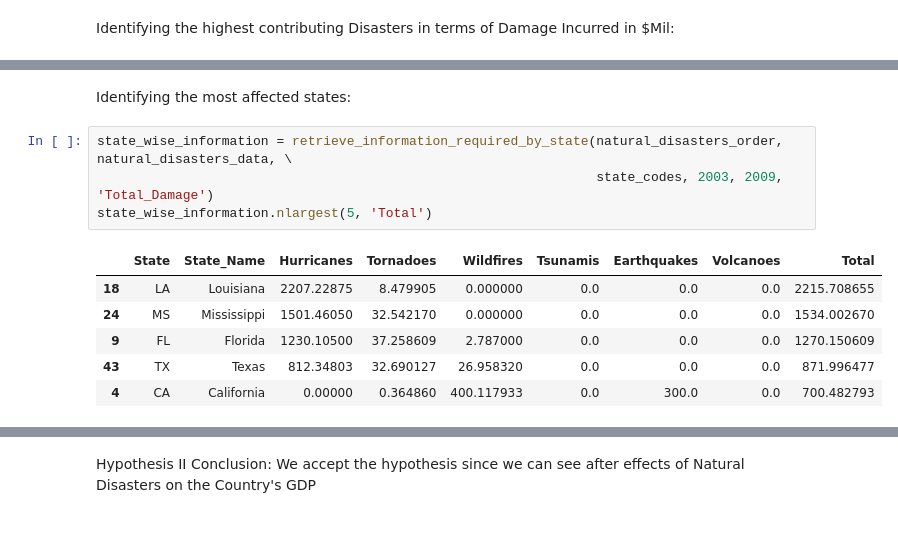
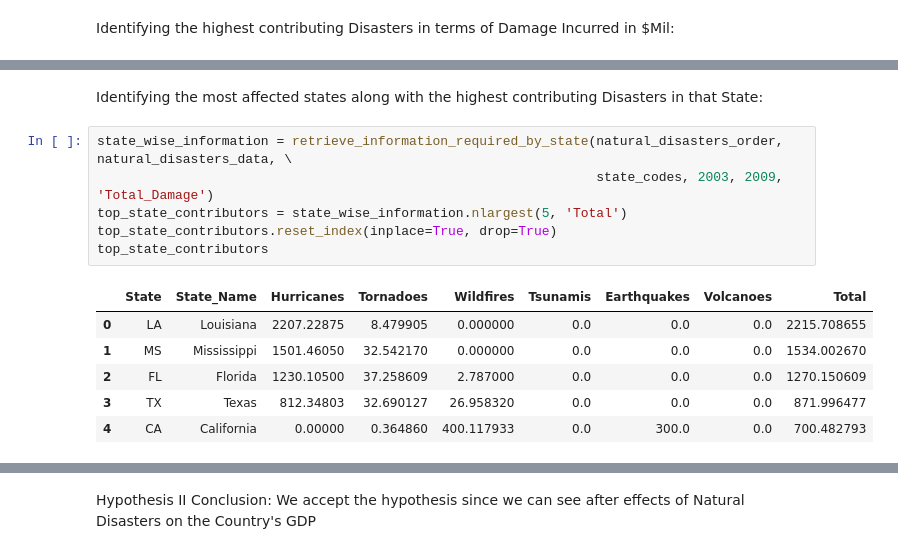
Before and after one commit to resh-chh/2021Fall_finals, a Jupyter notebook: Natural_Disasters_and_its_Economic_Impacts_in_the_US.ipynb, the cells around one changed output, grey strips where cells are left out. Drawn from its saved outputs; the diff is of its cells as text.

Commit message:
Completing the scope for hypothesis 2 by adding top contributing disasters for the most affected states

```diff
--- a/Natural_Disasters_and_its_Economic_Impacts_in_the_US.ipynb
+++ b/Natural_Disasters_and_its_Economic_Impacts_in_the_US.ipynb
@@ -340,13 +340,15 @@ plt.show()
 # %% [markdown]
-Identifying the most affected states:
+Identifying the most affected states along with the highest contributing Disasters in that State:
 # %%
 state_wise_information = retrieve_information_required_by_state(natural_disasters_order, natural_disasters_data, \
                                                                 state_codes, 2003, 2009, 'Total_Damage')
-state_wise_information.nlargest(5, 'Total')
+top_state_contributors = state_wise_information.nlargest(5, 'Total')
+top_state_contributors.reset_index(inplace=True, drop=True)
+top_state_contributors
 # %% [output]
 |  | State | State_Name | Hurricanes | Tornadoes | Wildfires | Tsunamis | Earthquakes | Volcanoes | Total |
-| 18 | LA | Louisiana | 2207.22875 | 8.479905 | 0.000000 | 0.0 | 0.0 | 0.0 | 2215.708655 |
-| 24 | MS | Mississippi | 1501.46050 | 32.542170 | 0.000000 | 0.0 | 0.0 | 0.0 | 1534.002670 |
-| 9 | FL | Florida | 1230.10500 | 37.258609 | 2.787000 | 0.0 | 0.0 | 0.0 | 1270.150609 |
-| 43 | TX | Texas | 812.34803 | 32.690127 | 26.958320 | 0.0 | 0.0 | 0.0 | 871.996477 |
+| 0 | LA | Louisiana | 2207.22875 | 8.479905 | 0.000000 | 0.0 | 0.0 | 0.0 | 2215.708655 |
+| 1 | MS | Mississippi | 1501.46050 | 32.542170 | 0.000000 | 0.0 | 0.0 | 0.0 | 1534.002670 |
+| 2 | FL | Florida | 1230.10500 | 37.258609 | 2.787000 | 0.0 | 0.0 | 0.0 | 1270.150609 |
+| 3 | TX | Texas | 812.34803 | 32.690127 | 26.958320 | 0.0 | 0.0 | 0.0 | 871.996477 |
 | 4 | CA | California | 0.00000 | 0.364860 | 400.117933 | 0.0 | 300.0 | 0.0 | 700.482793 |
```
Also changed, not shown: parts of 18 cells of this notebook.
